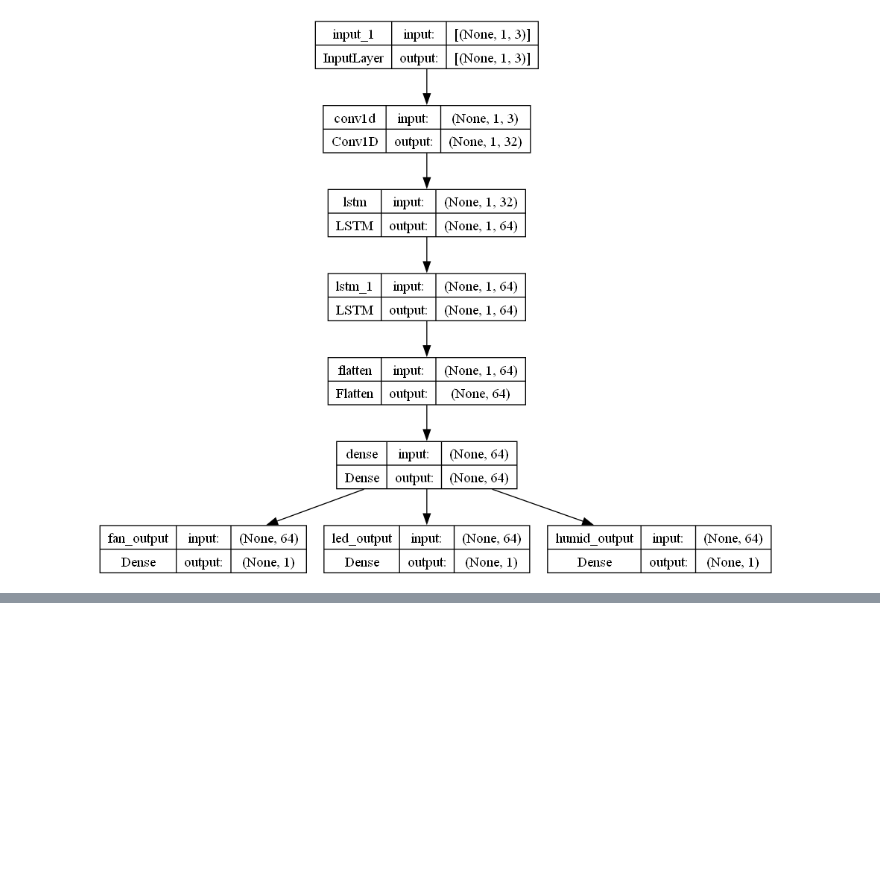
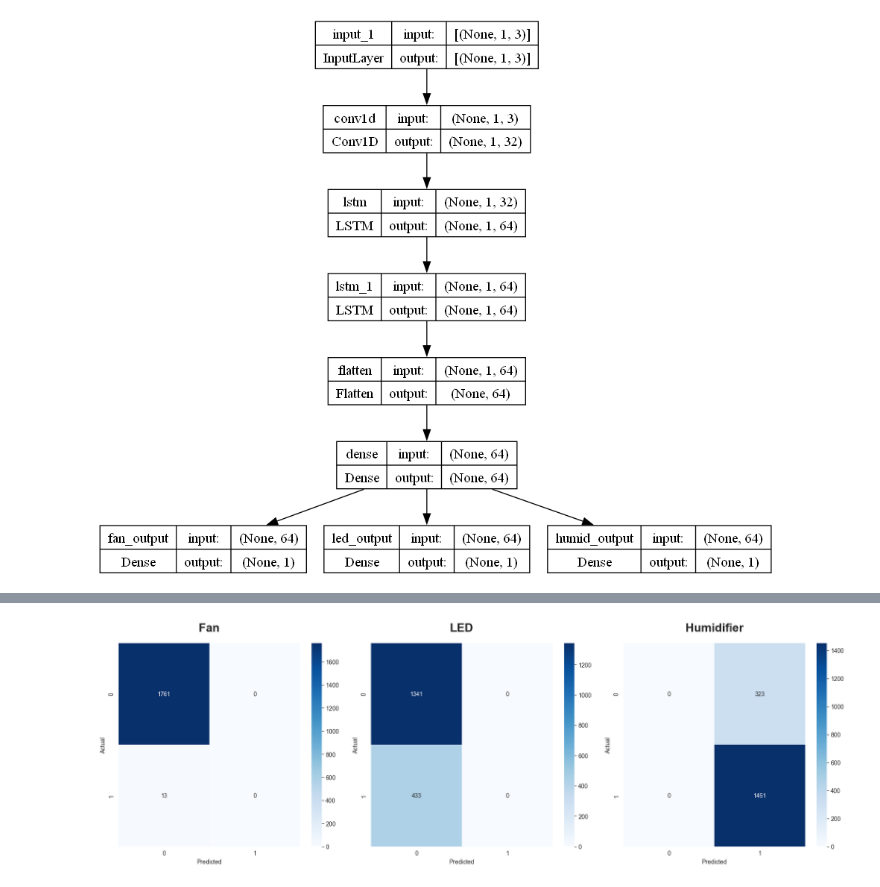
Before and after one commit to bintangx1902/hybrid-model, a Jupyter notebook: trial-time-series.ipynb, the cells around one changed output, grey strips where cells are left out. Saved outputs shown, nothing was run; the diff lists cells and outputs as text; code cells hidden in the pictures; blank space fills up the shorter version.

```diff
--- a/trial-time-series.ipynb
+++ b/trial-time-series.ipynb
@@ -217,0 +295,9 @@ predictions
+# %%
+H = model.fit(
+    x=x_train_scaler,
+    y=train_label,
+    epochs=25,
+    # validation_data=(x_test, test_label),
+    validation_split=.2,
+    verbose=2
+)
@@ -217,0 +322,2 @@ predictions
+# %%
+predictions_scaler = model.predict(x_test_scaler)
@@ -217,0 +326,4 @@ predictions
+# %%
+cm_fan = confusion_matrix(np.array(test_label[0]), np.round(predictions_scaler[0]))
+cm_led = confusion_matrix(test_label[1], np.round(predictions_scaler[1]))
+cm_humid = confusion_matrix(test_label[2], np.round(predictions_scaler[2]))
@@ -217,0 +355,12 @@ predictions
+# %%
+to_print = [[cm_fan, 'Fan'], [cm_led, "LED"], [cm_humid, 'Humidifier']]
+# %%
+fig, axes = plt.subplots(1, 3, figsize=(18, 6))
+
+for idx, var in enumerate(to_print):
+    plot_confusion_matrix(var[0], var[1], ax=axes[idx])
+
+plt.tight_layout()
+plt.show()
+# %% [output]
+[figure, added]
```
Also changed, not shown: parts of 27 cells of this notebook.
